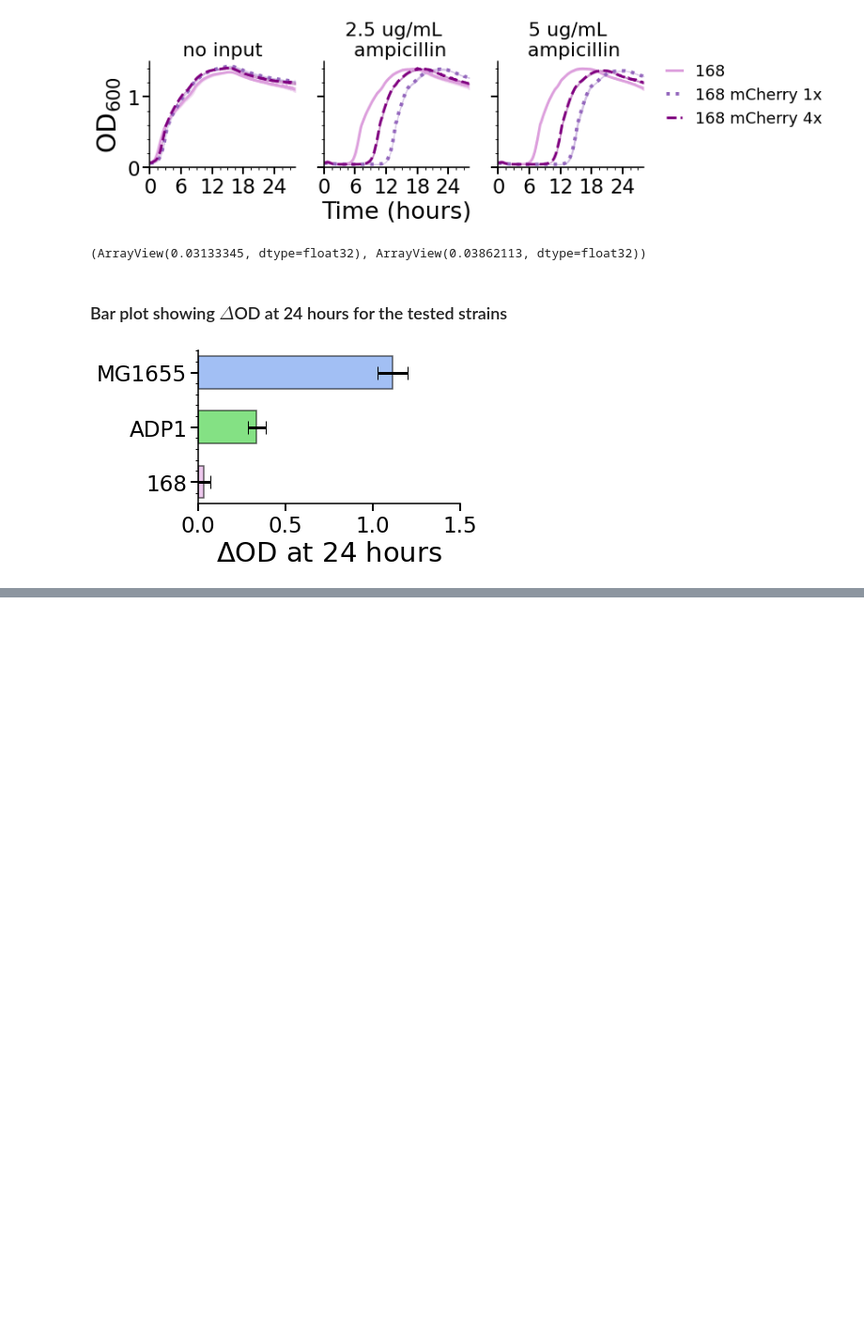
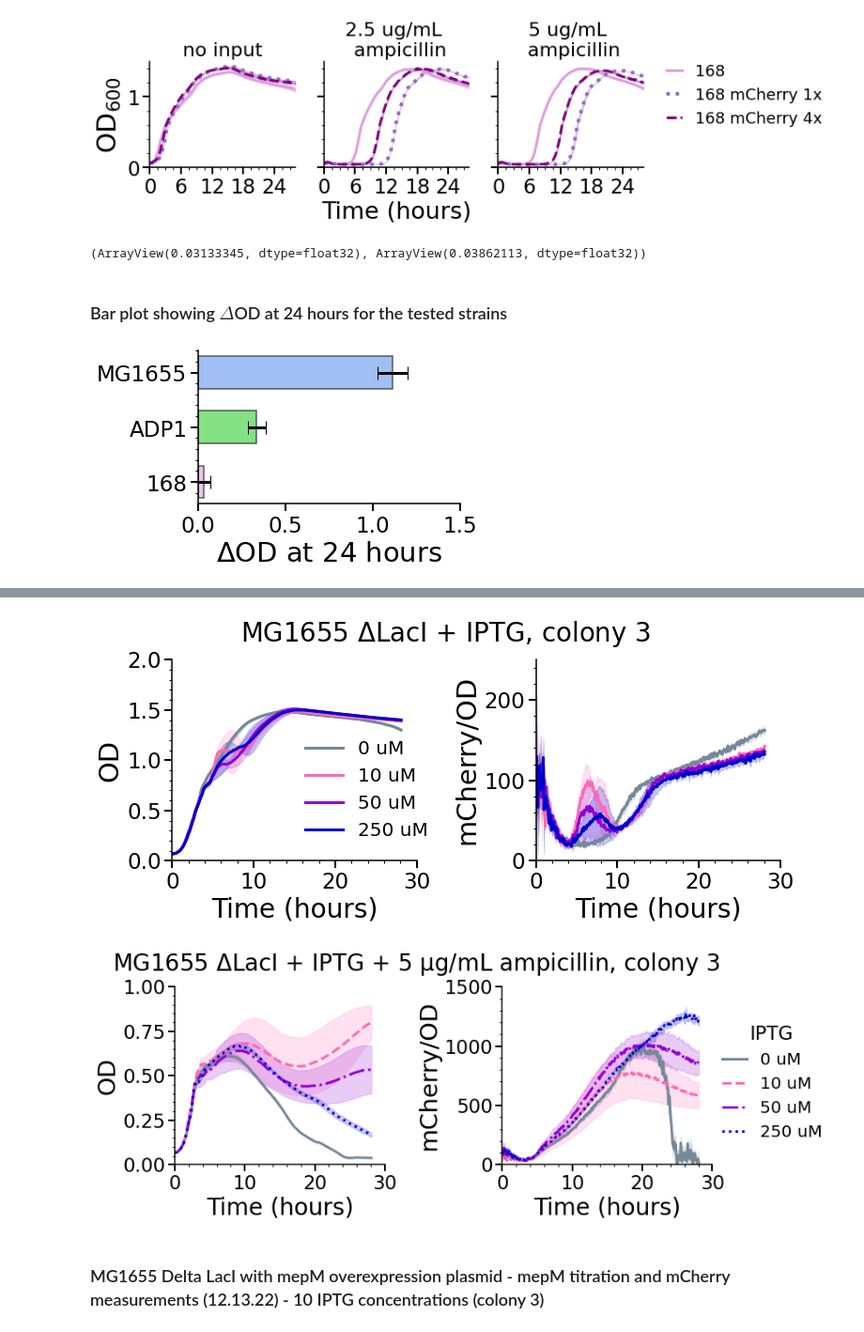
Before and after one commit to AqibHasnain/circuit-state, a Jupyter notebook: plate-reader-screens/plot_PR_data.ipynb, the cells around one changed output, grey strips where cells are left out. Shown at 94% size. Drawn from its saved outputs; the diff is of its cells as text; code cells hidden in the pictures; blank space fills up the shorter version.

```diff
--- a/plate-reader-screens/plot_PR_data.ipynb
+++ b/plate-reader-screens/plot_PR_data.ipynb
@@ -641,0 +759,56 @@ plt.rcParams['xtick.minor.visible'] = True;
+# %%
+plot_colors = ['lightslategray','hotpink','darkviolet','mediumblue']
+linestyles = ['-','--','-.',':']
+
+condition = [2, 5, 8, 11] # C3 | vary IPTG 0, 10, 50, 250 | no ampicillin
+fig, ax = plt.subplots(1,2,figsize=(11,5.5))
+alpha = 0.2
+# plt.setp(ax, xticks=range(0,30,6), xticklabels=range(0,30,6))
+plt.suptitle(r'MG1655 $\Delta$LacI + IPTG, colony 3',y=0.88)
+for ii, cond in enumerate(condition):
+    bdata = adata[adata.obs.condition.isin([cond])].copy()
+    iptg_conc = bdata.obs.concentration_1[0]
+    iptg_unit = bdata.obs.concentration_unit_1[0]
+    mean = np.mean(bdata.X,axis=0)
+    std = np.std(bdata.X,axis=0)
+    ax[0].plot(adata.uns['t'],mean,label=f'{iptg_conc} {iptg_unit}',color=plot_colors[ii])
+    ax[0].fill_between(adata.uns['t'],mean-std,mean+std,alpha=alpha,color=plot_colors[ii])
+    mean = np.mean(bdata.obsm['fln'],axis=0)
+    std = np.std(bdata.obsm['fln'],axis=0)
+    ax[1].plot(adata.uns['t'],mean,color=plot_colors[ii])
+    ax[1].fill_between(adata.uns['t'],mean-std,mean+std,alpha=alpha,color=plot_colors[ii])
+ax[1].set_ylim(0,)
+ax[0].set_xlabel('Time (hours)',fontsize=28); ax[1].set_xlabel('Time (hours)',fontsize=28)
+ax[0].set_ylabel('OD',fontsize=29); ax[1].set_ylabel('mCherry/OD',fontsize=29);
+fig.legend(frameon=False,fontsize=20,bbox_to_anchor=(.5,0.6),ncol=1)
+plt.tight_layout()
+plt.show()
+
+condition = [23, 14, 17, 20] # C3 | vary IPTG 0, 10, 50, 250 | 8 µg/mL ampicillin
+fig, ax = plt.subplots(1,2,figsize=(11,5.5))
+alpha = 0.2
+# plt.setp(ax, xticks=range(0,30,6), xticklabels=range(0,30,6))
+plt.suptitle(r'MG1655 $\Delta$LacI + IPTG + 5 µg/mL ampicillin, colony 3',y=0.88)
+for ii, cond in enumerate(condition):
+    bdata = adata[adata.obs.condition.isin([cond])].copy()
+    iptg_conc = bdata.obs.concentration_1[0]
+    iptg_unit = bdata.obs.concentration_unit_1[0]
+    mean = np.mean(bdata.X,axis=0)
+    std = np.std(bdata.X,axis=0)
+    ax[0].plot(adata.uns['t'],mean,label=f'{iptg_conc} {iptg_unit}',color=plot_colors[ii],linestyle=linestyles[ii])
+    ax[0].fill_between(adata.uns['t'],mean-std,mean+std,alpha=alpha,color=plot_colors[ii])
+    mean = np.mean(bdata.obsm['fln'],axis=0)
+    std = np.std(bdata.obsm['fln'],axis=0)
+    ax[1].plot(adata.uns['t'],mean,color=plot_colors[ii],linestyle=linestyles[ii])
+    ax[1].fill_between(adata.uns['t'],mean-std,mean+std,alpha=alpha,color=plot_colors[ii])
+ax[1].set_ylim(0,)
+ax[0].set_xlabel('Time (hours)',fontsize=28); ax[1].set_xlabel('Time (hours)',fontsize=28)
+ax[0].set_ylabel('OD',fontsize=29); ax[1].set_ylabel('mCherry/OD',fontsize=29);
+fig.legend(frameon=False,fontsize=20,bbox_to_anchor=(1.14,0.7),ncol=1,title='IPTG',handlelength=1.5)
+plt.tight_layout()
+plt.show()
+# %% [output]
+[figure, added]
+[figure, added]
+# %% [markdown]
+### MG1655 Delta LacI with mepM overexpression plasmid - mepM titration and mCherry measurements (12.13.22) - 10 IPTG concentrations (colony 3)
```
Also changed, not shown: parts of 9 cells of this notebook, 5 other files.
